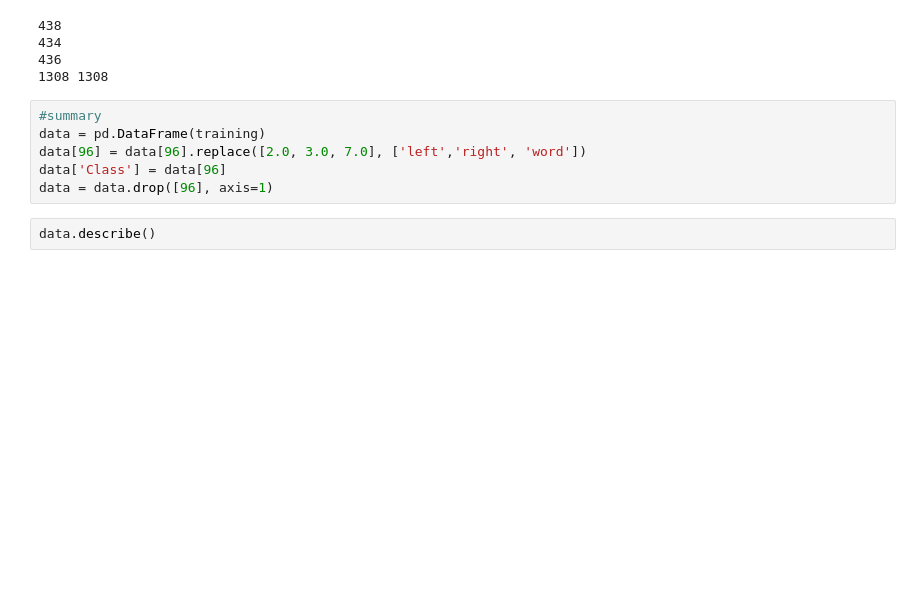
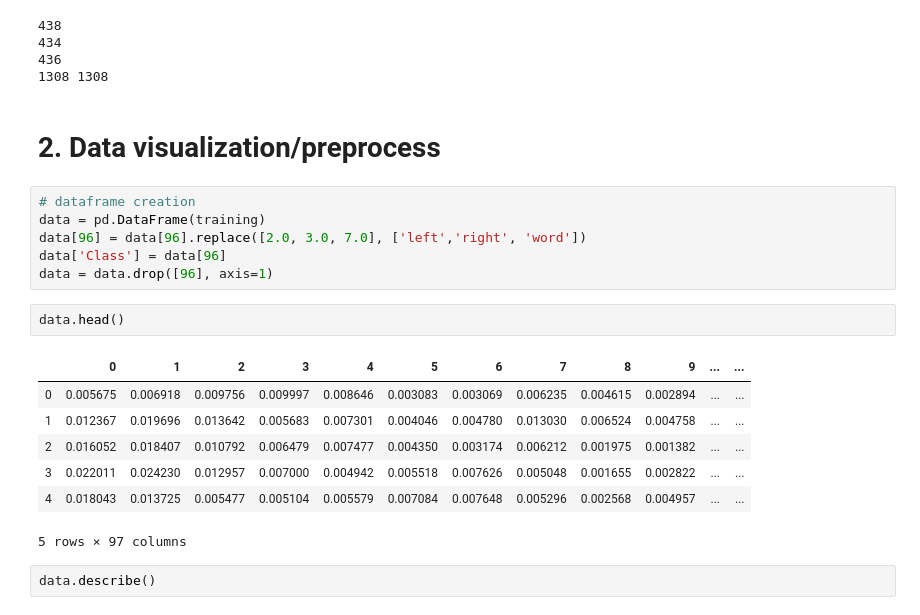
Before and after one commit to josebasierra/clasificacion-imagenes-mentales-APA, a Jupyter notebook: script.ipynb, the cells around one changed output. Drawn from its saved outputs; the diff is of its cells as text; blank space fills up the shorter version.

```diff
--- a/script.ipynb
+++ b/script.ipynb
@@ -81,12 +81,24 @@ print(len(test), len(test_subject1) + len(test_subject2) + len(test_subject3))
 434
 436
 1308 1308
+# %% [markdown]
+# 2. Data visualization/preprocess
 # %%
-#summary
+# dataframe creation
 data = pd.DataFrame(training)
 data[96] = data[96].replace([2.0, 3.0, 7.0], ['left','right', 'word'])
 data['Class'] = data[96]
 data = data.drop([96], axis=1)
+# %%
+data.head()
+# %% [output]
+|  | 0 | 1 | 2 | 3 | 4 | 5 | 6 | 7 | 8 | 9 | ... | ... |
+| 0 | 0.005675 | 0.006918 | 0.009756 | 0.009997 | 0.008646 | 0.003083 | 0.003069 | 0.006235 | 0.004615 | 0.002894 | ... | ... |
+| 1 | 0.012367 | 0.019696 | 0.013642 | 0.005683 | 0.007301 | 0.004046 | 0.004780 | 0.013030 | 0.006524 | 0.004758 | ... | ... |
+| 2 | 0.016052 | 0.018407 | 0.010792 | 0.006479 | 0.007477 | 0.004350 | 0.003174 | 0.006212 | 0.001975 | 0.001382 | ... | ... |
+| 3 | 0.022011 | 0.024230 | 0.012957 | 0.007000 | 0.004942 | 0.005518 | 0.007626 | 0.005048 | 0.001655 | 0.002822 | ... | ... |
+| 4 | 0.018043 | 0.013725 | 0.005477 | 0.005104 | 0.005579 | 0.007084 | 0.007648 | 0.005296 | 0.002568 | 0.004957 | ... | ... |
+5 rows × 97 columns
 # %%
 data.describe()
 # %% [output]
```
Also changed, not shown: parts of 19 cells of this notebook.
